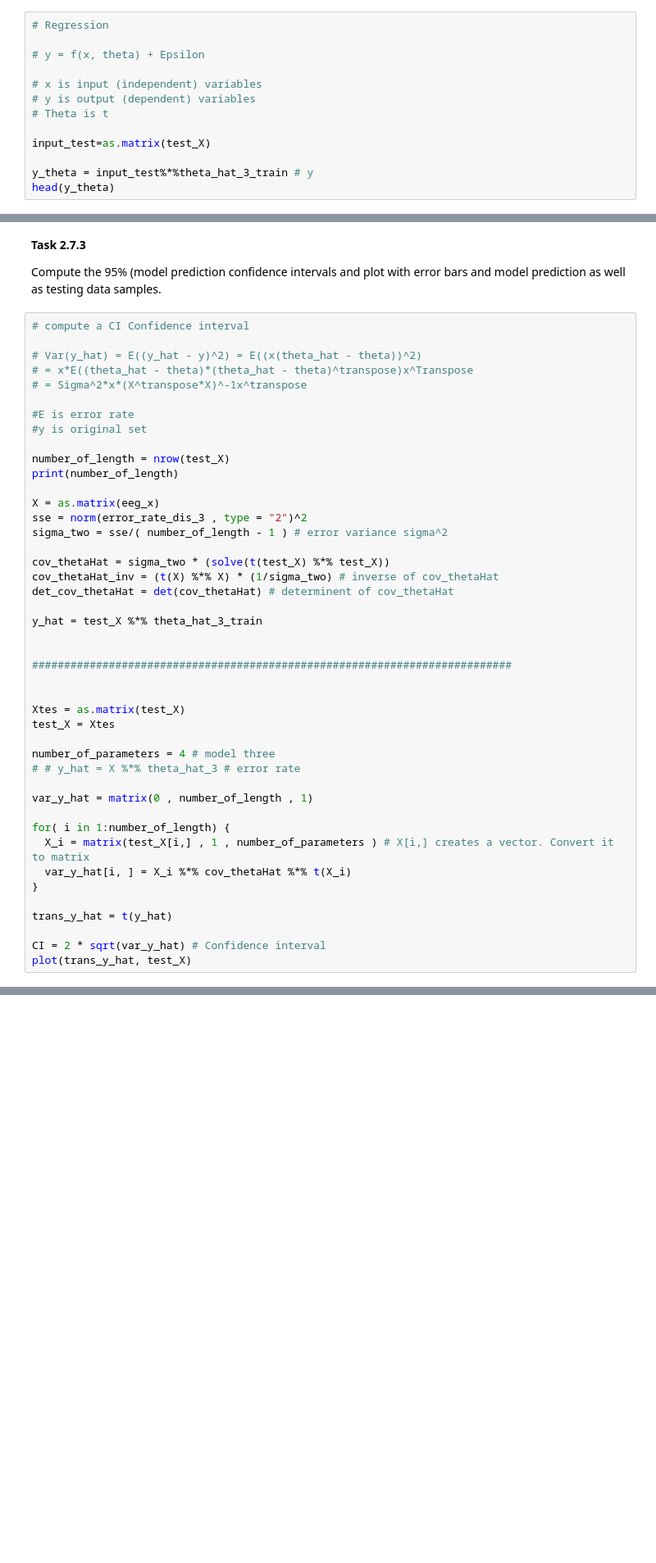
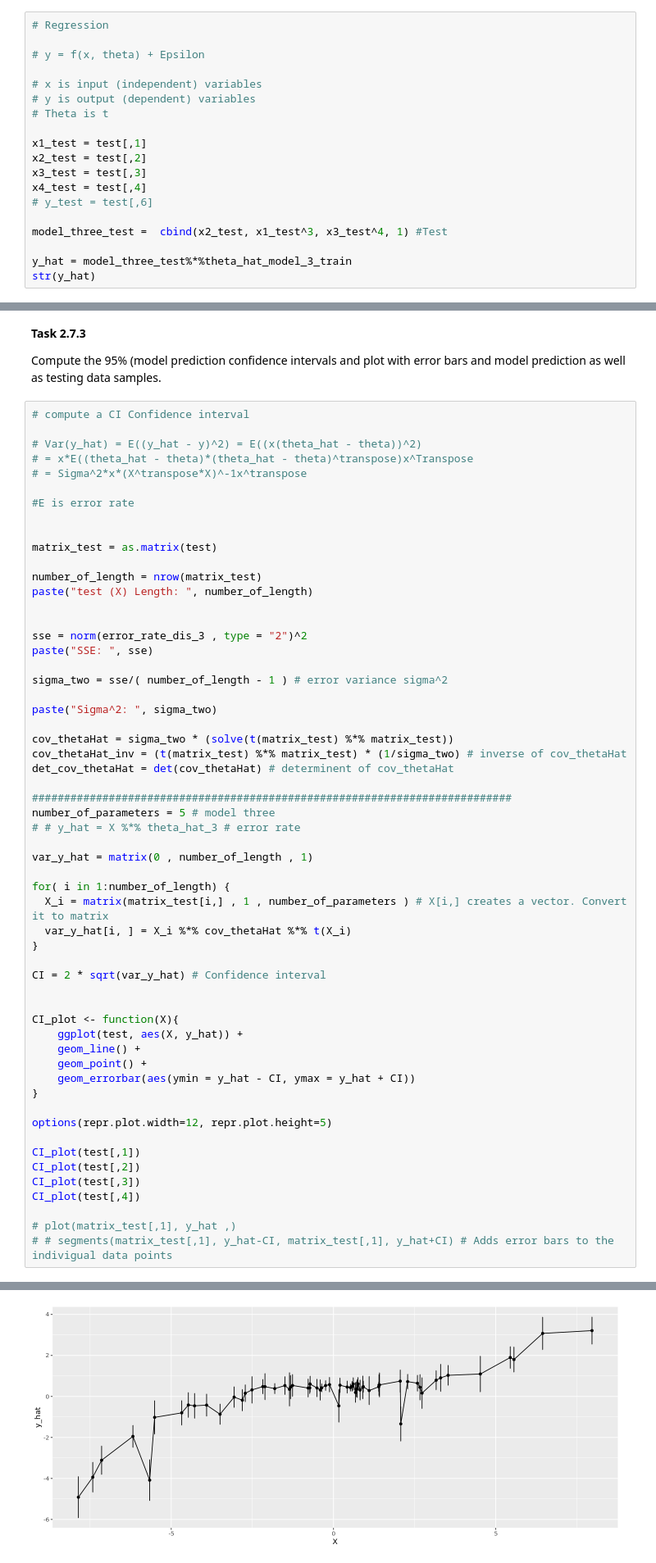
Before and after one commit to chois11/7089CEM-EEG, a Jupyter notebook: EEG_v1.2.ipynb, the cells around one changed output, grey strips where cells are left out. Shown: that part at 82% size. Saved outputs shown, nothing was run; the diff lists cells and outputs as text; blank space fills up the shorter version.

```diff
--- a/EEG_v1.2.ipynb
+++ b/EEG_v1.2.ipynb
@@ -487,8 +525,14 @@ Compute the model's output / prediction in 95%
 # y is output (dependent) variables
 # Theta is t
 
-input_test=as.matrix(test_X)
+x1_test = test[,1]
+x2_test = test[,2]
+x3_test = test[,3]
+x4_test = test[,4]
+# y_test = test[,6]
 
-y_theta = input_test%*%theta_hat_3_train # y
-head(y_theta)
+model_three_test =  cbind(x2_test, x1_test^3, x3_test^4, 1) #Test
+
+y_hat = model_three_test%*%theta_hat_model_3_train
+str(y_hat)
 # %% [output]
@@ -514,40 +549,53 @@ Compute the 95% (model prediction confidence intervals and plot with error bars
 # = Sigma^2*x*(X^transpose*X)^-1x^transpose
 
 #E is error rate
-#y is original set
 
-number_of_length = nrow(test_X)
-print(number_of_length)
 
-X = as.matrix(eeg_x)
+matrix_test = as.matrix(test)
+
+number_of_length = nrow(matrix_test)
+paste("test (X) Length: ", number_of_length)
+
+
 sse = norm(error_rate_dis_3 , type = "2")^2
+paste("SSE: ", sse)
+
 sigma_two = sse/( number_of_length - 1 ) # error variance sigma^2
 
-cov_thetaHat = sigma_two * (solve(t(test_X) %*% test_X))
-cov_thetaHat_inv = (t(X) %*% X) * (1/sigma_two) # inverse of cov_thetaHat
+paste("Sigma^2: ", sigma_two)
+
+cov_thetaHat = sigma_two * (solve(t(matrix_test) %*% matrix_test))
+cov_thetaHat_inv = (t(matrix_test) %*% matrix_test) * (1/sigma_two) # inverse of cov_thetaHat
 det_cov_thetaHat = det(cov_thetaHat) # determinent of cov_thetaHat
 
-y_hat = test_X %*% theta_hat_3_train
-
-
 ###########################################################################
-
-
-Xtes = as.matrix(test_X)
-test_X = Xtes
-
-number_of_parameters = 4 # model three
+number_of_parameters = 5 # model three
 # # y_hat = X %*% theta_hat_3 # error rate
 
 var_y_hat = matrix(0 , number_of_length , 1)
 
 for( i in 1:number_of_length) {
-  X_i = matrix(test_X[i,] , 1 , number_of_parameters ) # X[i,] creates a vector. Convert it to matrix
+  X_i = matrix(matrix_test[i,] , 1 , number_of_parameters ) # X[i,] creates a vector. Convert it to matrix
   var_y_hat[i, ] = X_i %*% cov_thetaHat %*% t(X_i)
 }
 
-trans_y_hat = t(y_hat)
+CI = 2 * sqrt(var_y_hat) # Confidence interval
 
-CI = 2 * sqrt(var_y_hat) # Confidence interval
-plot(trans_y_hat, test_X)
+
+CI_plot <- function(X){
+    ggplot(test, aes(X, y_hat)) +
+    geom_line() +
+    geom_point() +
+    geom_errorbar(aes(ymin = y_hat - CI, ymax = y_hat + CI))
+}
+
+options(repr.plot.width=12, repr.plot.height=5)
+
+CI_plot(test[,1])
+CI_plot(test[,2])
+CI_plot(test[,3])
+CI_plot(test[,4])
+
+# plot(matrix_test[,1], y_hat ,)
+# # segments(matrix_test[,1], y_hat-CI, matrix_test[,1], y_hat+CI) # Adds error bars to the indivigual data points
 # %% [output]
@@ -555,0 +605 @@ ERROR: Error in xy.coords(x, y, xlabel, ylabel, log): 'x' and 'y' lengths differ
+[figure, added]
```
Also changed, not shown: parts of 13 cells of this notebook, 4 other files.
